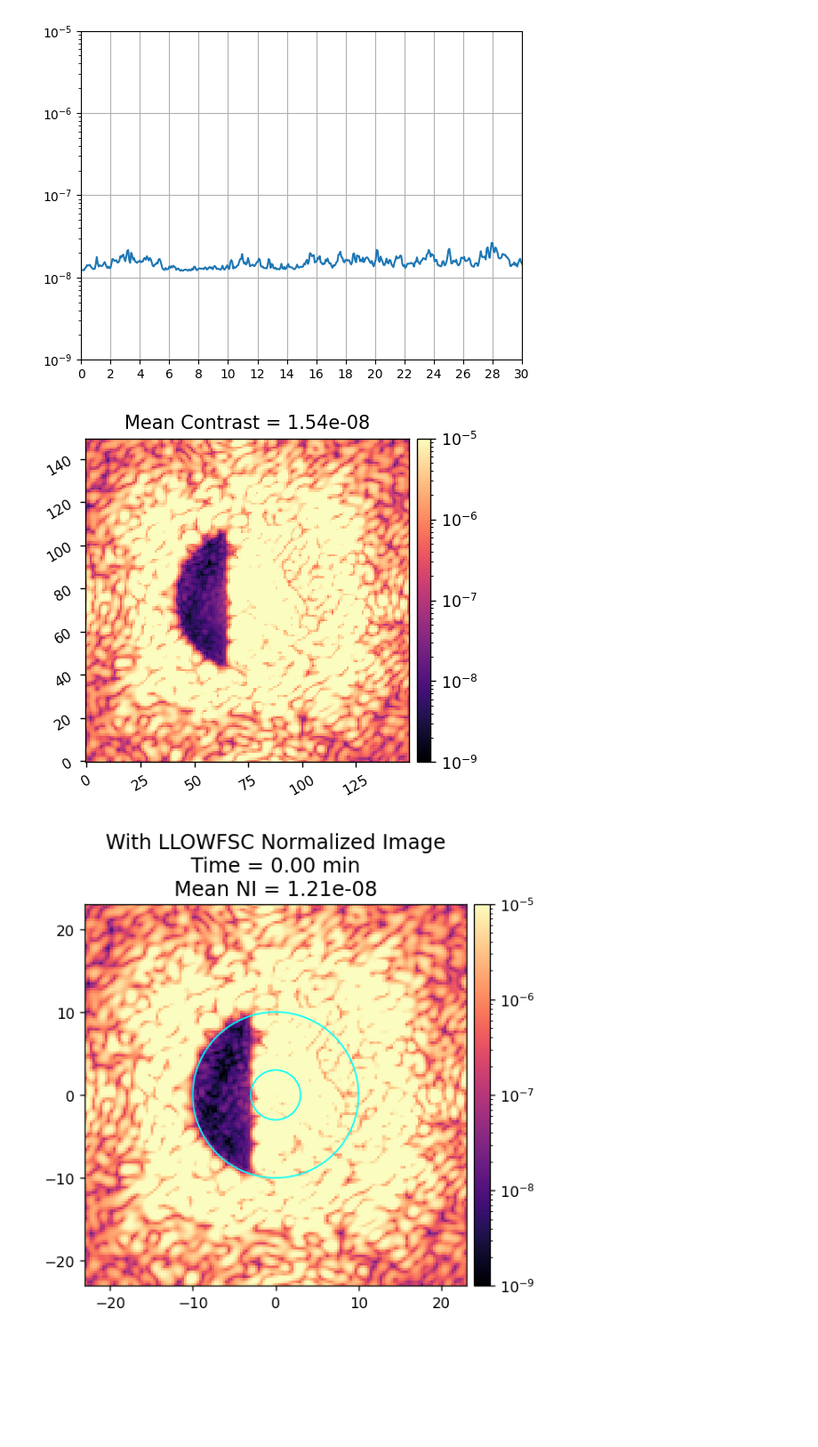
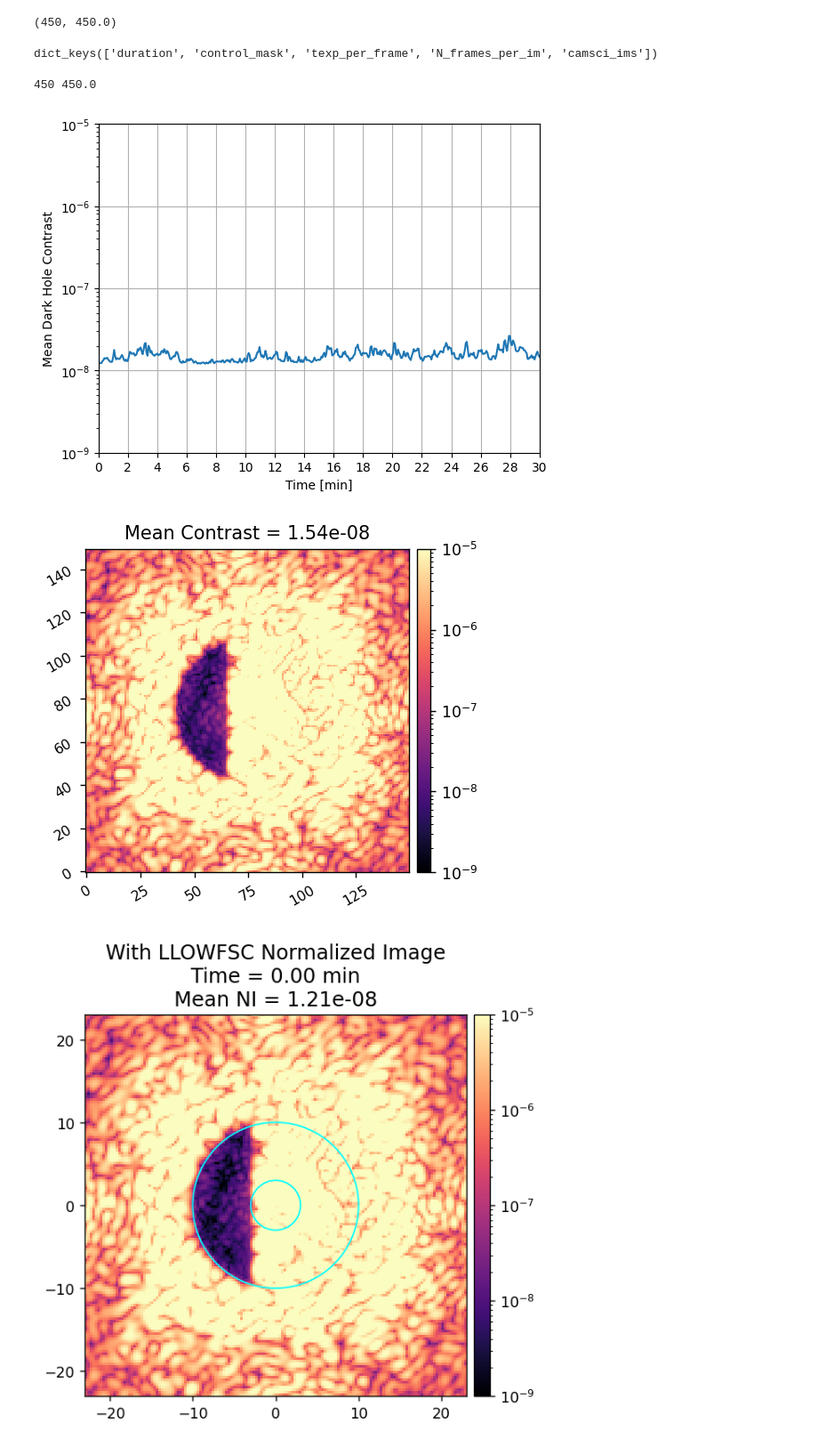
Before and after one commit to kian1377/scoob-exps, a Jupyter notebook: iefc-mono/analyze_data.ipynb, the cells around one changed output. Shown at 89% size. Drawn from its saved outputs; the diff is of its cells as text; code cells hidden in the pictures; blank space fills up the shorter version.

```diff
--- a/iefc-mono/analyze_data.ipynb
+++ b/iefc-mono/analyze_data.ipynb
@@ -73,35 +76,50 @@ imshow2(
 [figure]
+# %%
+Nims, duration/(camsci_data_4['N_frames_per_im']*camsci_data_4['texp_per_frame'])
+# %% [output]
+(450, 450.0)
+# %%
+camsci_data_4.keys()
+# %% [output]
+dict_keys(['duration', 'control_mask', 'texp_per_frame', 'N_frames_per_im', 'camsci_ims'])
 # %%
 data = camsci_data_4
 
 camsci_ims = data['camsci_ims']
+Nims = camsci_ims.shape[0]
 mask = data['control_mask']
 duration = data['duration']
 
+t_per_im = data['N_frames_per_im']*data['texp_per_frame']
+expected_Nims = duration/t_per_im
+print(Nims, expected_Nims)
+
 contrasts = xp.mean(camsci_ims[:, mask], axis=1)
-Nims = camsci_ims.shape[0]
 times = np.linspace(0, duration/60, Nims)
 time_ticks = np.linspace(0, duration/60, 16)
 
 plt.semilogy(times, ensure_np_array(contrasts))
 plt.xticks(time_ticks)
 plt.xlim([0, duration/60])
 plt.ylim([1e-9, 1e-5])
+plt.xlabel('Time [min]')
+plt.ylabel('Mean Dark Hole Contrast')
 plt.grid()
 plt.show()
 
 unprobed_ims = camsci_ims[contrasts<5e-8]
 
-# mean_im_1 = xp.mean(camsci_ims_1, axis=0)
-mean_im = xp.mean(unprobed_ims, axis=0)
+mean_im = xp.mean(camsci_ims, axis=0)
+# mean_im = xp.mean(unprobed_ims, axis=0)
 
 mean_contrast = xp.mean(mean_im[mask])
 imshow1(
-    mean_im_1,
+    mean_im,
     f'Mean Contrast = {mean_contrast:.2e}',
     lognorm=True, vmin=1e-9, vmax=1e-5,
 )
 # %% [output]
+450 450.0
-[figure, old version]
+[figure, new version]
-[figure, old version]
+[figure, new version]
 # %%
```
Also changed, not shown: parts of 3 cells of this notebook.
